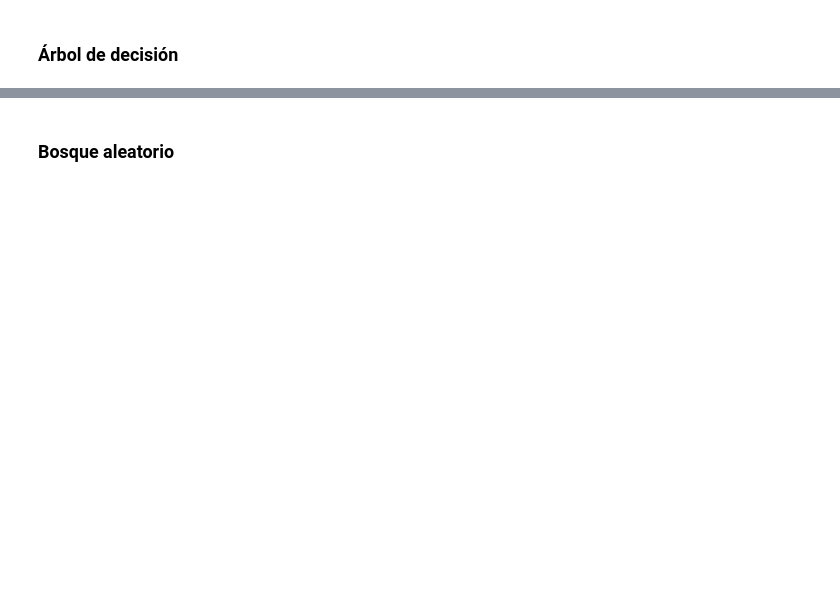
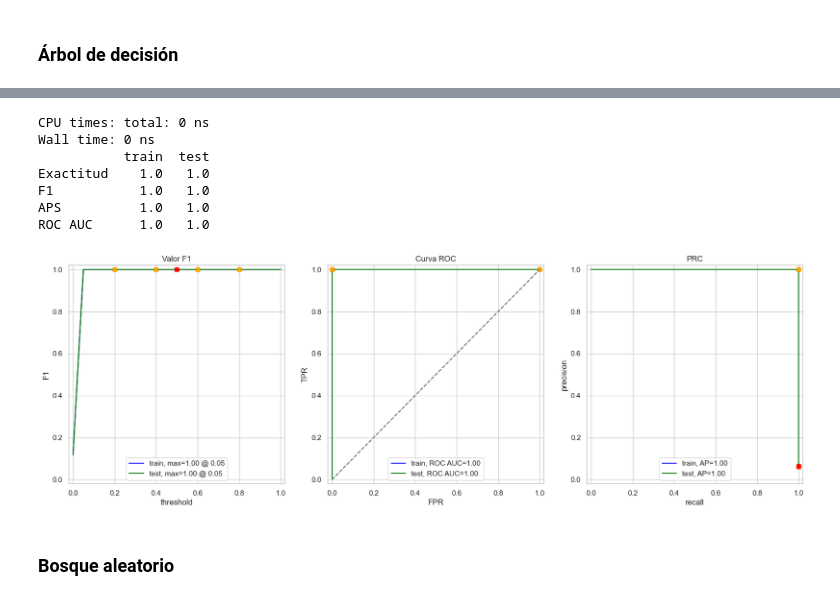
Before and after one commit to AbnerGalRol/Hackaton-Triple_ten-Team-8, a Jupyter notebook: notebooks/hackaton-triple-ten.ipynb, the cells around one changed output, grey strips where cells are left out. Cells and saved outputs as stored; diff of their text form; code cells hidden in the pictures; blank space fills up the shorter version.

```diff
--- a/notebooks/hackaton-triple-ten.ipynb
+++ b/notebooks/hackaton-triple-ten.ipynb
@@ -760,7 +777,7 @@ auc_roc_lr=
 model_tree = DecisionTreeClassifier()
 param_grid = {
     'criterion':['gini', 'entropy'],
-    'max_depth': [None, 10, 20, 50, 100],
+    'max_depth': [10, 20, 50, 100],
     'class_weight':[None, 'balanced'],
     'random_state':[12345]
 }
@@ -773,6 +793,15 @@ print(grid_tree.best_score_)
 # %%
 %time #llenar con los resultados anteriores
-model_tree = DecisionTreeClassifier(random_state=12345, max_depth=, criterion='entropy')
+model_tree = DecisionTreeClassifier(random_state=12345, max_depth=10, criterion='gini')
 model_tree.fit(features_train, target_train)
 evaluate_model(model_tree, features_train, target_train, features_valid, target_valid)
+# %% [output]
+CPU times: total: 0 ns
+Wall time: 0 ns
+           train  test
+Exactitud    1.0   1.0
+F1           1.0   1.0
+APS          1.0   1.0
+ROC AUC      1.0   1.0
+[figure, added]
 # %%
```
Also changed, not shown: parts of 23 cells of this notebook.
